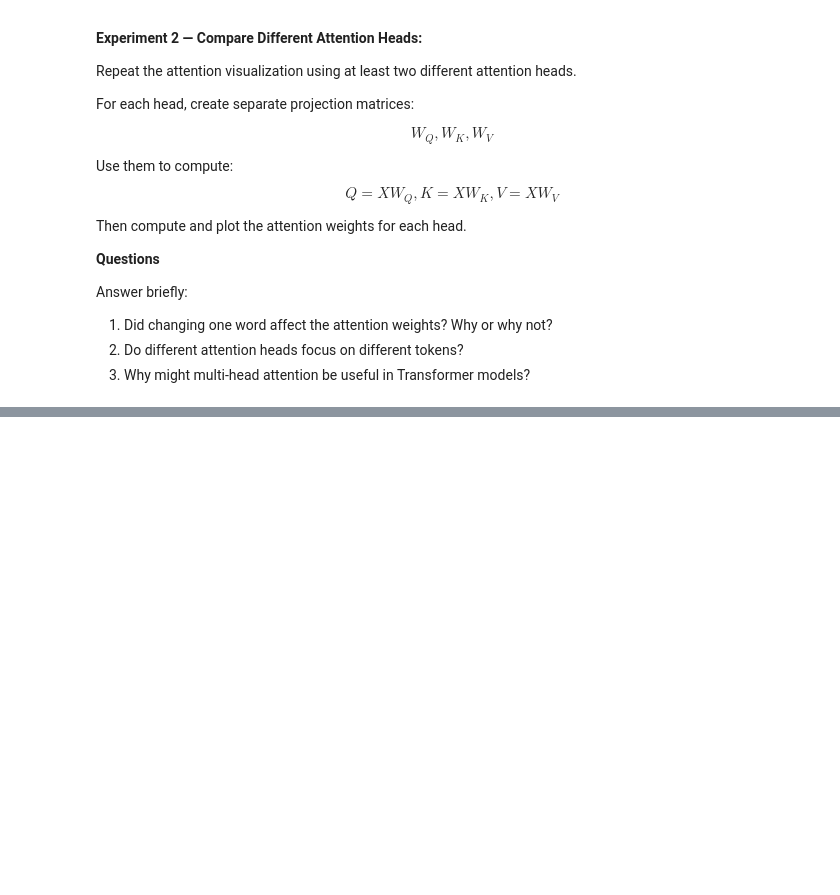
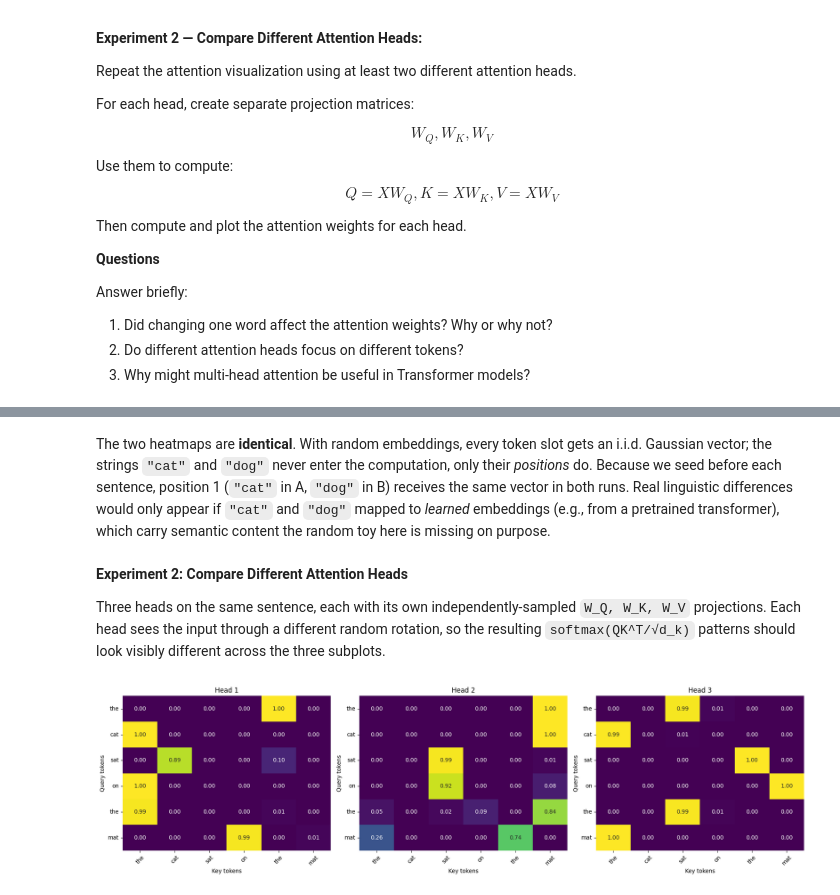
Before and after one commit to MGhanayim/qlora-finetuning-and-attention, a Jupyter notebook: From_Finetuning_to_Attention_Inside_LLMs.ipynb, the cells around one changed output, grey strips where cells are left out. Drawn from its saved outputs; the diff is of its cells as text; code cells hidden in the pictures; blank space fills up the shorter version.

```diff
--- a/From_Finetuning_to_Attention_Inside_LLMs.ipynb
+++ b/From_Finetuning_to_Attention_Inside_LLMs.ipynb
@@ -1811,0 +1870,50 @@ Answer briefly:
+# %% [markdown]
+The two heatmaps are **identical**. With random embeddings, every token slot gets an i.i.d. Gaussian vector; the strings `"cat"` and `"dog"` never enter the computation, only their *positions* do. Because we seed before each sentence, position 1 (`"cat"` in A, `"dog"` in B) receives the same vector in both runs. Real linguistic differences would only appear if `"cat"` and `"dog"` mapped to *learned* embeddings (e.g., from a pretrained transformer), which carry semantic content the random toy here is missing on purpose.
+# %% [markdown]
+**Experiment 2: Compare Different Attention Heads**
+
+Three heads on the same sentence, each with its own independently-sampled `W_Q, W_K, W_V` projections. Each head sees the input through a different random rotation, so the resulting `softmax(QK^T/√d_k)` patterns should look visibly different across the three subplots.
+# %%
+sentence = "the cat sat on the mat"
+tokens = sentence.split()
+
+d_model = 16
+d_k = 8  # per-head key/query dim; smaller than d_model so each head is a projection, not just a reshuffle
+num_heads = 3
+
+torch.manual_seed(42)
+X = torch.randn(len(tokens), d_model)  # shared input across heads
+
+fig, axes = plt.subplots(1, num_heads, figsize=(6 * num_heads, 5))
+for h in range(num_heads):
+    # Independent projection matrices per head: fresh draws of W_Q, W_K, W_V
+    W_Q = torch.randn(d_model, d_k)
+    W_K = torch.randn(d_model, d_k)
+    W_V = torch.randn(d_model, d_k)
+
+    Q = X @ W_Q
+    K = X @ W_K
+    V = X @ W_V
+
+    _, attn = scaled_dot_product_attention(Q, K, V)
+
+    sns.heatmap(
+        attn.detach().numpy(),
+        xticklabels=tokens,
+        yticklabels=tokens,
+        cmap="viridis",
+        annot=True,
+        fmt=".2f",
+        ax=axes[h],
+        cbar=False,
+    )
+    axes[h].set_title(f"Head {h + 1}")
+    axes[h].set_xlabel("Key tokens")
+    axes[h].set_ylabel("Query tokens")
+    axes[h].tick_params(axis="x", rotation=45)
+    axes[h].tick_params(axis="y", rotation=0)
+
+plt.tight_layout()
+plt.show()
+# %% [output]
+[figure, added]
```
Also changed, not shown: parts of 24 cells of this notebook.
